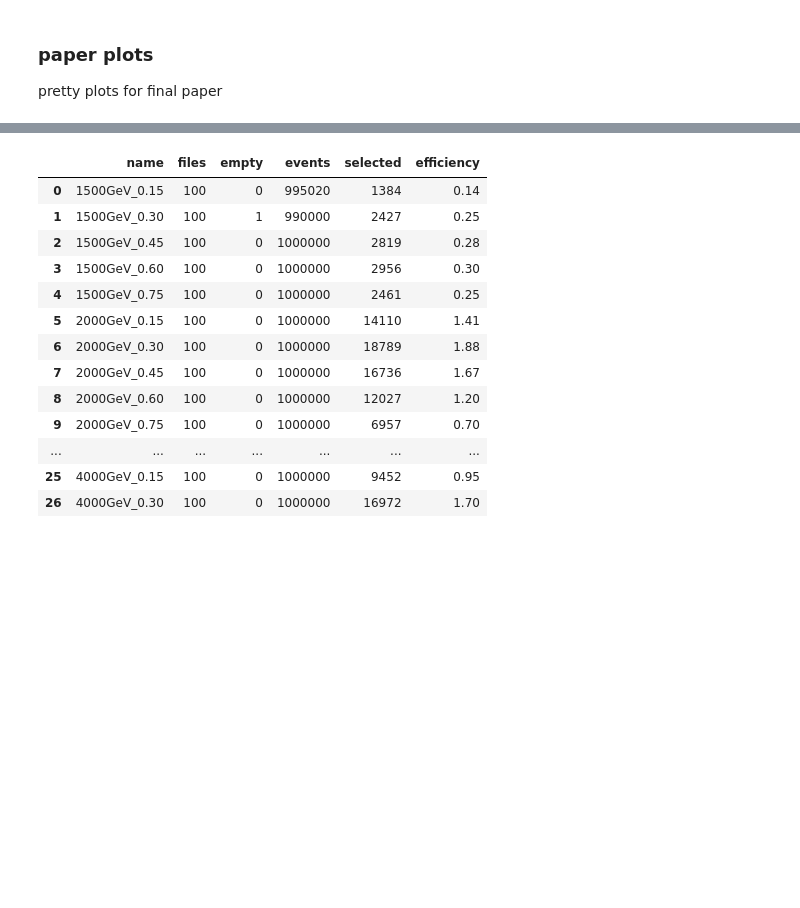
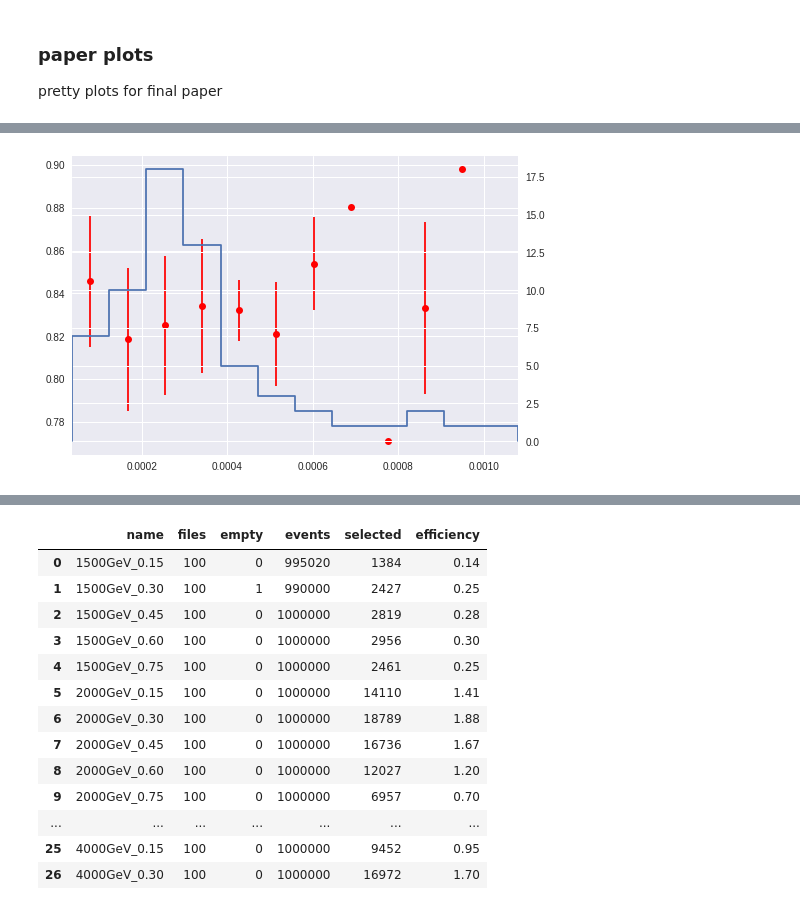
Before and after one commit to luclepot/SVJ, a Jupyter notebook: plots.ipynb, the cells around one changed output, grey strips where cells are left out. Cells and saved outputs as stored; diff of their text form; code cells hidden in the pictures; blank space fills up the shorter version.

```diff
--- a/plots.ipynb
+++ b/plots.ipynb
@@ -16,0 +84,28 @@ plt.show()
+# %%
+cnts,pltbins = np.histogram(s.learning_rate.values, bins=12)
+
+
+fig, ax = plt.subplots()
+
+bmin, bins = pltbins[0], pltbins[1:]
+means = []
+stds = []
+b0 = []
+for b in bins:
+    sprime = s[(bmin < s.learning_rate) & (s.learning_rate < b)]
+    stds.append(sprime.mae_auc.std())
+    means.append(sprime.mae_auc.mean())
+    b0.append((b - bmin)/2. + bmin)
+    bmin = b
+# means = np.nan_to_num(np.asarray(means), 0)
+
+ax.errorbar(b0, means, yerr=stds, fmt='ro', )
+axp = ax.twinx()
+axp.step([pltbins[0]] + list(pltbins) + [pltbins[-1]], [0, cnts[0]] + list(cnts) + [0,])
+
+
+
+plt.xlim(pltbins.min(), pltbins.max())
+plt.show()
+# %% [output]
+[figure, added]
```
Also changed, not shown: parts of 21 cells of this notebook.
